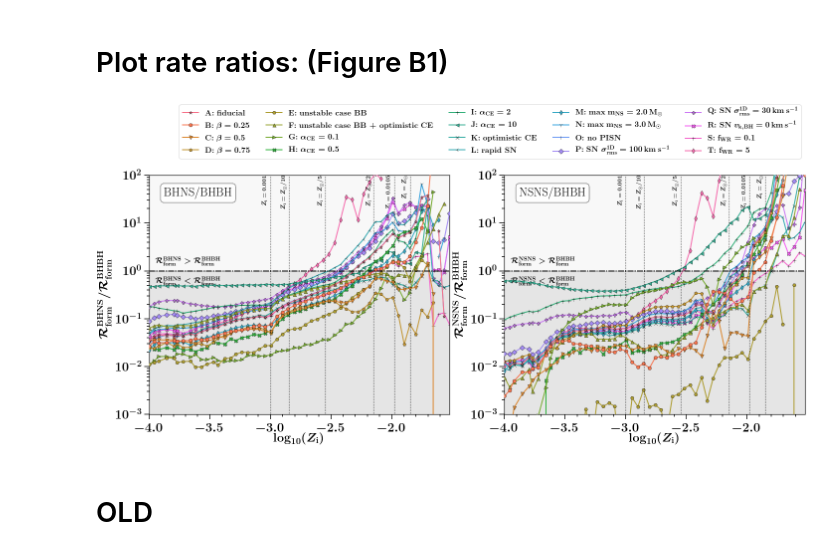
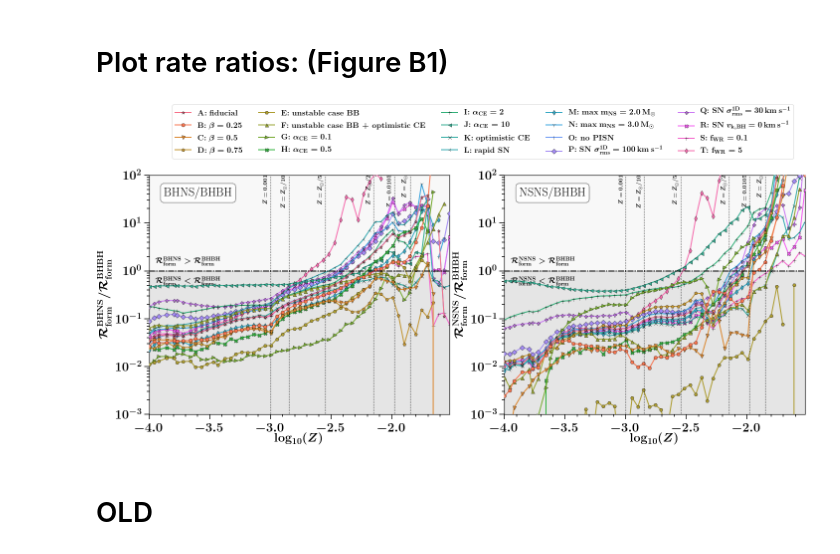
Before and after one commit to FloorBroekgaarden/Double-Compact-Object-Mergers, a Jupyter notebook: plottingCode/Fig_1_and_Fig_A1/make_Fig_1_and_Fig_A1.ipynb, the cells around one changed output. Drawn from its saved outputs; the diff is of its cells as text; code cells hidden in the pictures.

```diff
--- a/plottingCode/Fig_1_and_Fig_A1/make_Fig_1_and_Fig_A1.ipynb
+++ b/plottingCode/Fig_1_and_Fig_A1/make_Fig_1_and_Fig_A1.ipynb
@@ -560,9 +393,12 @@ def plotFormationRatioRatePerZ(pathCSVfile='/Volumes/Andromeda/DATA/AllDCO_bugfi
 
 
     # plot Z values for some fixed metallicities
-    text_list = [r'$Z_{\rm{i}}=Z_{\odot}$', r'$Z_{\rm{i}}=Z_{\odot}/2$', \
-                 r'$Z_{\rm{i}}=Z_{\odot}/5$',  r'$Z_{\rm{i}}=Z_{\odot}/10$',\
-                 r'$Z_{\rm{i}}=0.001$', r'$Z_{\rm{i}}=0.0105$']
+#         text_list = [r'$Z_{\rm{i}}=Z_{\odot}$', r'$Z_{\rm{i}}=Z_{\odot}/2$', \
+#                      r'$Z_{\rm{i}}=Z_{\odot}/5$',  r'$Z_{\rm{i}}=Z_{\odot}/10$',\
+#                      r'$Z_{\rm{i}}=0.001$', r'$Z_{\rm{i}}=0.0105$']
+        text_list = [r'$Z=Z_{\odot}$', r'$Z=Z_{\odot}/2$', \
+                     r'$Z=Z_{\odot}/5$',  r'$Z=Z_{\odot}/10$',\
+                     r'$Z=0.001$', r'$Z=0.0105$']
     for zz_ind, zz in enumerate([np.log10(solar), \
                                  np.log10(0.5*solar),np.log10(0.2*solar), np.log10(0.1*solar), np.log10(0.001),\
                                  np.log10(0.0105)]) :
@@ -577,7 +413,8 @@ def plotFormationRatioRatePerZ(pathCSVfile='/Volumes/Andromeda/DATA/AllDCO_bugfi
                              c='k',\
                              lw=1.8, alpha=1, linestyle='-.', zorder=100)
 
-            nameX = r'$\log_{10}(Z_{\rm{i}})$'
+#             nameX = r'$\log_{10}(Z_{\rm{i}})$'
+            nameX = r'$\log_{10}(Z)$'
             if ind_ax==0:
                 nameY = r'$\mathcal{R}_{\rm{form}}^{\rm{BHNS}} / \mathcal{R}_{\rm{form}}^{\rm{BHBH}}   $'
             else:
@@ -589,35 +426,35 @@ def plotFormationRatioRatePerZ(pathCSVfile='/Volumes/Andromeda/DATA/AllDCO_bugfi
 
             axe[ind_ax].set_yscale('log')
             aBit =0.
             axe[ind_ax].set_xlim(min(log10metallicities)-aBit, max(log10metallicities)+aBit)
             axe[ind_ax].set_ylim(bottom=0.001,top=1.*y_top)
 
 
 
             bbox_props = dict(boxstyle="round", fc="w", ec="0.5", alpha=0.95)
             axe[ind_ax].annotate(r'%s'%(TypesLabels[ind_ax+1]), xy=(0.05, .95), xycoords='axes fraction', fontsize = fs+4, weight = 'bold', ha='left', va="top",bbox=bbox_props)
 
 
 
     handles, labels = axe[0].get_legend_handles_labels()
 
     lgd = f.legend(handles, labels, fontsize=fs-4, ncol=5,\
-                         bbox_to_anchor=(.99, 1.22)) #,  markerscale=2., scatterpoints=1) # loc = 'upper center')
+                         bbox_to_anchor=(.98, 1.22)) #,  markerscale=2., scatterpoints=1) # loc = 'upper center')
     plt.tight_layout()
 #     lgd2=plt.legend(handles, labels , fontsize=16, ncol=6,\
 #          bbox_to_anchor=(.74, 1.30)) #,  markerscale=3., scatterpoints=1)
 
 
 
     plt.savefig('./FormationRatioRateAllModels3panels.png', bbox_extra_artists=(lgd,), bbox_inches='tight', dpi = 600)
     plt.savefig('./FormationRatioRateAllModels3panels.pdf', bbox_extra_artists=(lgd,), bbox_inches='tight')
     plt.show()
     plt.close()
 
 
 plotFormationRatioRatePerZ(pathCSVfile='/Users/floorbroekgaarden/Projects/GitHub/Double-Compact-Object-Mergers/dataFiles/summary_data_Fig_1/', alphabetDirDict=alphabetDirDict)
 # %% [output]
-[figure, old version]
+[figure, new version]
 # %% [markdown]
  # OLD
 # %% [markdown]
```
Also changed, not shown: parts of 5 cells of this notebook, 4 other files.
